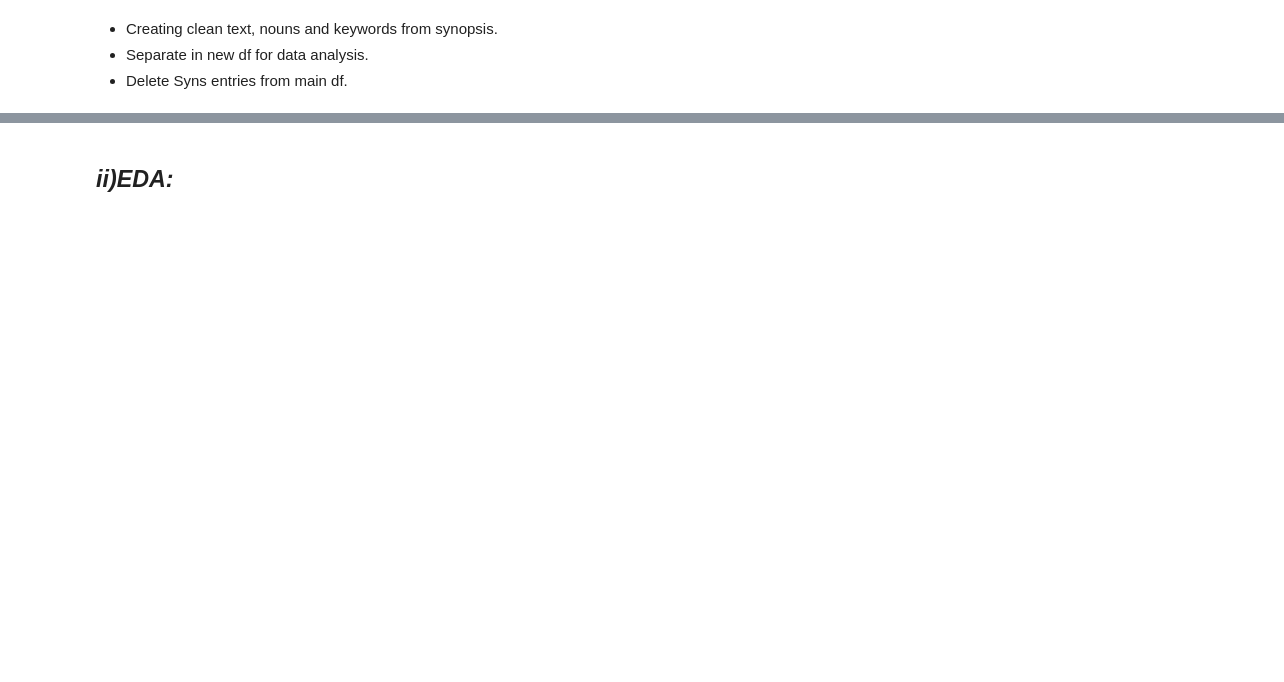
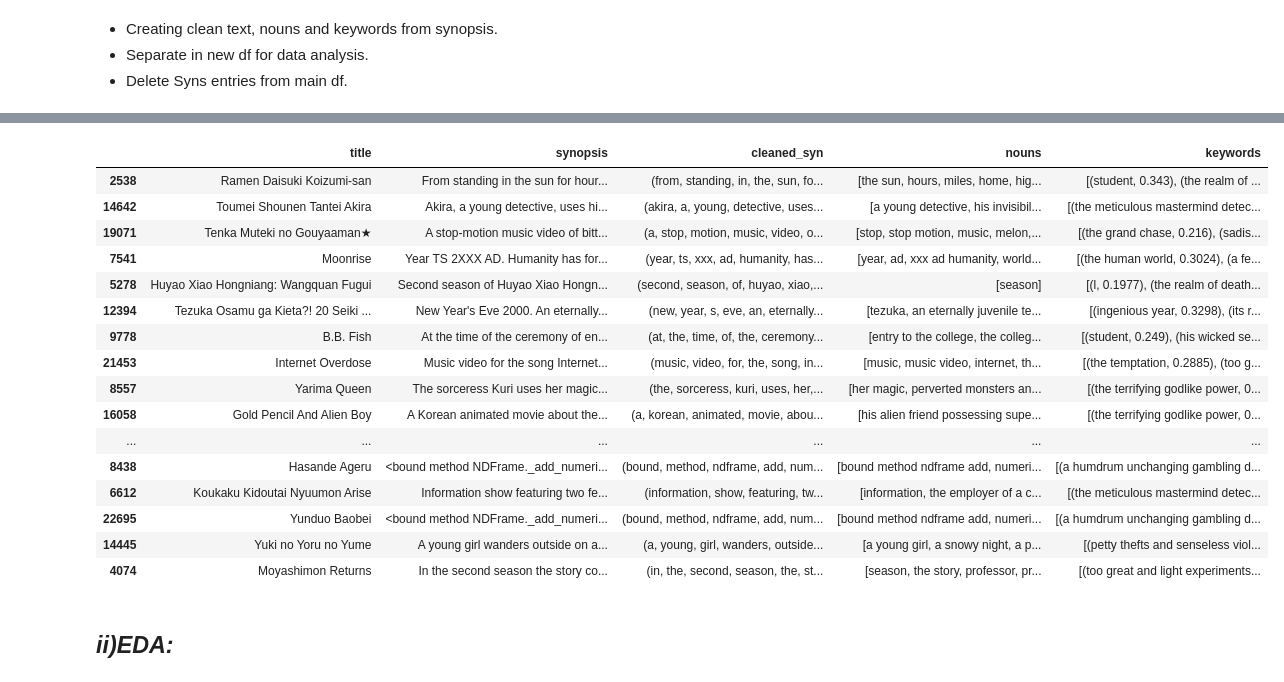
Before and after one commit to mozayed007/Media-Recommender, a Jupyter notebook: project_code/General_Recommender.ipynb, the cells around one changed output, grey strips where cells are left out. Drawn from its saved outputs; the diff is of its cells as text; code cells hidden in the pictures; blank space fills up the shorter version.

```diff
--- a/project_code/General_Recommender.ipynb
+++ b/project_code/General_Recommender.ipynb
@@ -188,5 +190,5 @@ print(candidates)
 # %%
 key_model = KeyBERT()
-keywords = key_model.extract_keywords(doc.text, candidates=candidates, use_mmr=True, diversity=0.5)
-
-print(keywords)
+def get_keywords(doc):
+    keywords = key_model.extract_keywords(doc.text,keyphrase_ngram_range=(1, 2), candidates=candidates,stop_words='english', use_mmr=True, diversity=0.7)
+    return keywords
@@ -195,4 +205,4 @@ print(keywords)
 * Separate in new df for data analysis.
 * Delete Syns entries from main df.
 # %%
-df.loc[:, 'nouns'] = df.loc[:,'cleaned_syn'].apply(get_candidates)
+df_string.loc[:,'nouns'] = df_string.loc[:,'cleaned_syn'].apply(get_candidates)
@@ -257,0 +215,2 @@ dfsyn.tail(1)
+# %%
+df_string.loc[:,'keywords'] = df_string.loc[:,'cleaned_syn'].apply(get_keywords)
@@ -258,5 +223,23 @@ dfsyn.tail(1)
 # %%
-#dfsynsave=dfsyn.to_csv("../data-history/up-to-date-MAL/anime-synopsis-keywords-nlp.csv",index=False)
+df_string.sample(20)
+# %% [output]
+|  | title | synopsis | cleaned_syn | nouns | keywords |
+| 2538 | Ramen Daisuki Koizumi-san | From standing in the sun for hour... | (from, standing, in, the, sun, fo... | [the sun, hours, miles, home, hig... | [(student, 0.343), (the realm of ... |
+| 14642 | Toumei Shounen Tantei Akira | Akira, a young detective, uses hi... | (akira, a, young, detective, uses... | [a young detective, his invisibil... | [(the meticulous mastermind detec... |
+| 19071 | Tenka Muteki no Gouyaaman★ | A stop-motion music video of bitt... | (a, stop, motion, music, video, o... | [stop, stop motion, music, melon,... | [(the grand chase, 0.216), (sadis... |
+| 7541 | Moonrise | Year TS 2XXX AD. Humanity has for... | (year, ts, xxx, ad, humanity, has... | [year, ad, xxx ad humanity, world... | [(the human world, 0.3024), (a fe... |
+| 5278 | Huyao Xiao Hongniang: Wangquan Fugui | Second season of Huyao Xiao Hongn... | (second, season, of, huyao, xiao,... | [season] | [(l, 0.1977), (the realm of death... |
+| 12394 | Tezuka Osamu ga Kieta?! 20 Seiki ... | New Year's Eve 2000. An eternally... | (new, year, s, eve, an, eternally... | [tezuka, an eternally juvenile te... | [(ingenious year, 0.3298), (its r... |
+| 9778 | B.B. Fish | At the time of the ceremony of en... | (at, the, time, of, the, ceremony... | [entry to the college, the colleg... | [(student, 0.249), (his wicked se... |
+| 21453 | Internet Overdose | Music video for the song Internet... | (music, video, for, the, song, in... | [music, music video, internet, th... | [(the temptation, 0.2885), (too g... |
+| 8557 | Yarima Queen | The sorceress Kuri uses her magic... | (the, sorceress, kuri, uses, her,... | [her magic, perverted monsters an... | [(the terrifying godlike power, 0... |
+| 16058 | Gold Pencil And Alien Boy | A Korean animated movie about the... | (a, korean, animated, movie, abou... | [his alien friend possessing supe... | [(the terrifying godlike power, 0... |
+| ... | ... | ... | ... | ... | ... |
+| 8438 | Hasande Ageru | <bound method NDFrame._add_numeri... | (bound, method, ndframe, add, num... | [bound method ndframe add, numeri... | [(a humdrum unchanging gambling d... |
+| 6612 | Koukaku Kidoutai Nyuumon Arise | Information show featuring two fe... | (information, show, featuring, tw... | [information, the employer of a c... | [(the meticulous mastermind detec... |
+| 22695 | Yunduo Baobei | <bound method NDFrame._add_numeri... | (bound, method, ndframe, add, num... | [bound method ndframe add, numeri... | [(a humdrum unchanging gambling d... |
+| 14445 | Yuki no Yoru no Yume | A young girl wanders outside on a... | (a, young, girl, wanders, outside... | [a young girl, a snowy night, a p... | [(petty thefts and senseless viol... |
+| 4074 | Moyashimon Returns | In the second season the story co... | (in, the, second, season, the, st... | [season, the story, professor, pr... | [(too great and light experiments... |
 # %% [markdown]
 ## *ii)EDA:*
 # %%
```
Also changed, not shown: parts of 24 cells of this notebook, 1 other file.
